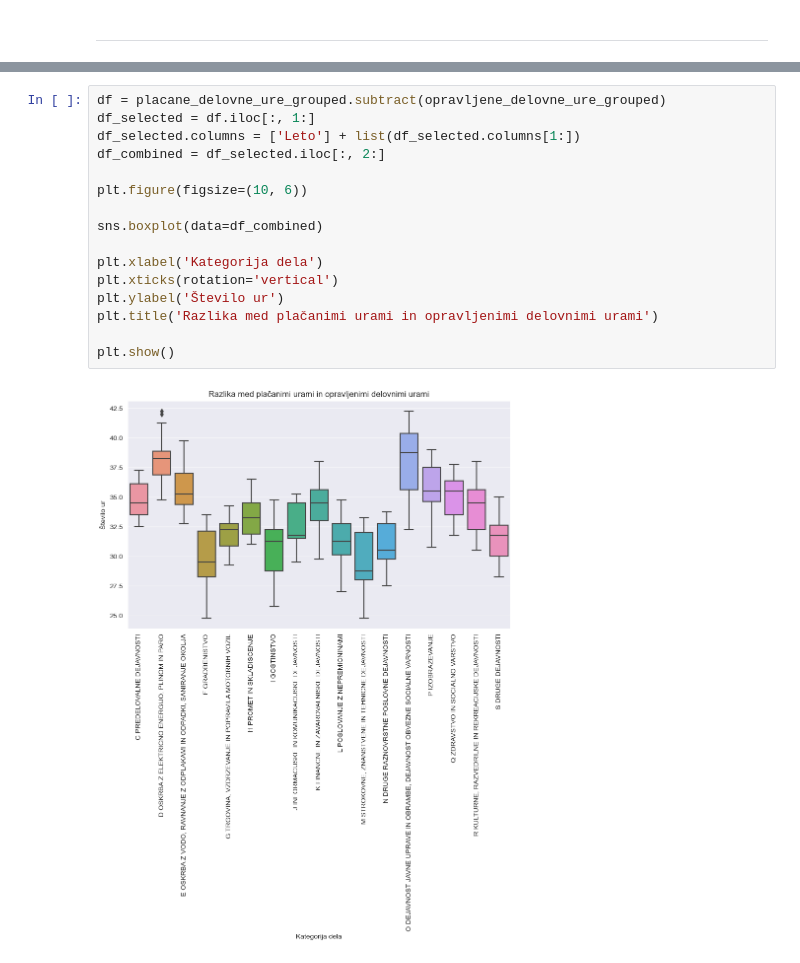
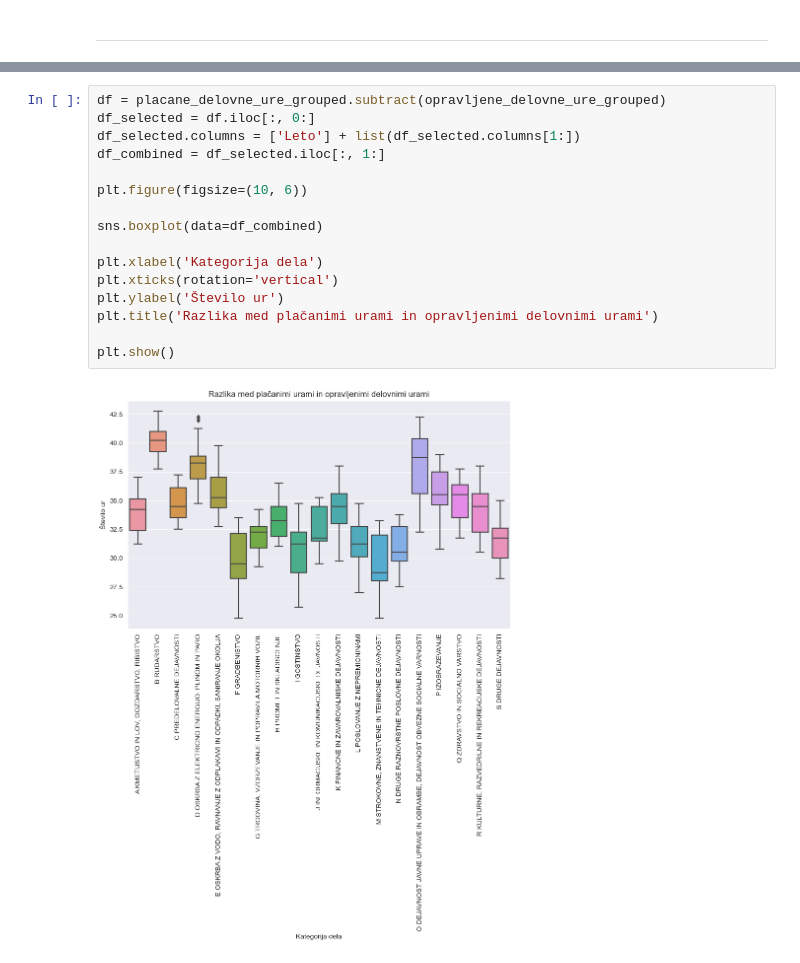
Before and after one commit to janljubic/PR22jlnfzkpmz, a Jupyter notebook: analiza/delovne_ure/delovne_ure.ipynb, the cells around one changed output, grey strips where cells are left out. Saved outputs shown, nothing was run; the diff lists cells and outputs as text.

```diff
--- a/analiza/delovne_ure/delovne_ure.ipynb
+++ b/analiza/delovne_ure/delovne_ure.ipynb
@@ -176,19 +176,19 @@ fig.show()
 [interactive output not drawn]
 # %%
 df = placane_delovne_ure_grouped.subtract(opravljene_delovne_ure_grouped)
-df_selected = df.iloc[:, 1:]
+df_selected = df.iloc[:, 0:]
 df_selected.columns = ['Leto'] + list(df_selected.columns[1:])
-df_combined = df_selected.iloc[:, 2:]
+df_combined = df_selected.iloc[:, 1:]
 
 plt.figure(figsize=(10, 6))
 
 sns.boxplot(data=df_combined)
 
 plt.xlabel('Kategorija dela')
 plt.xticks(rotation='vertical')
 plt.ylabel('Število ur')
 plt.title('Razlika med plačanimi urami in opravljenimi delovnimi urami')
 
 plt.show()
 # %% [output]
-[figure, old version]
+[figure, new version]
```
Also changed, not shown: 3 other files.
